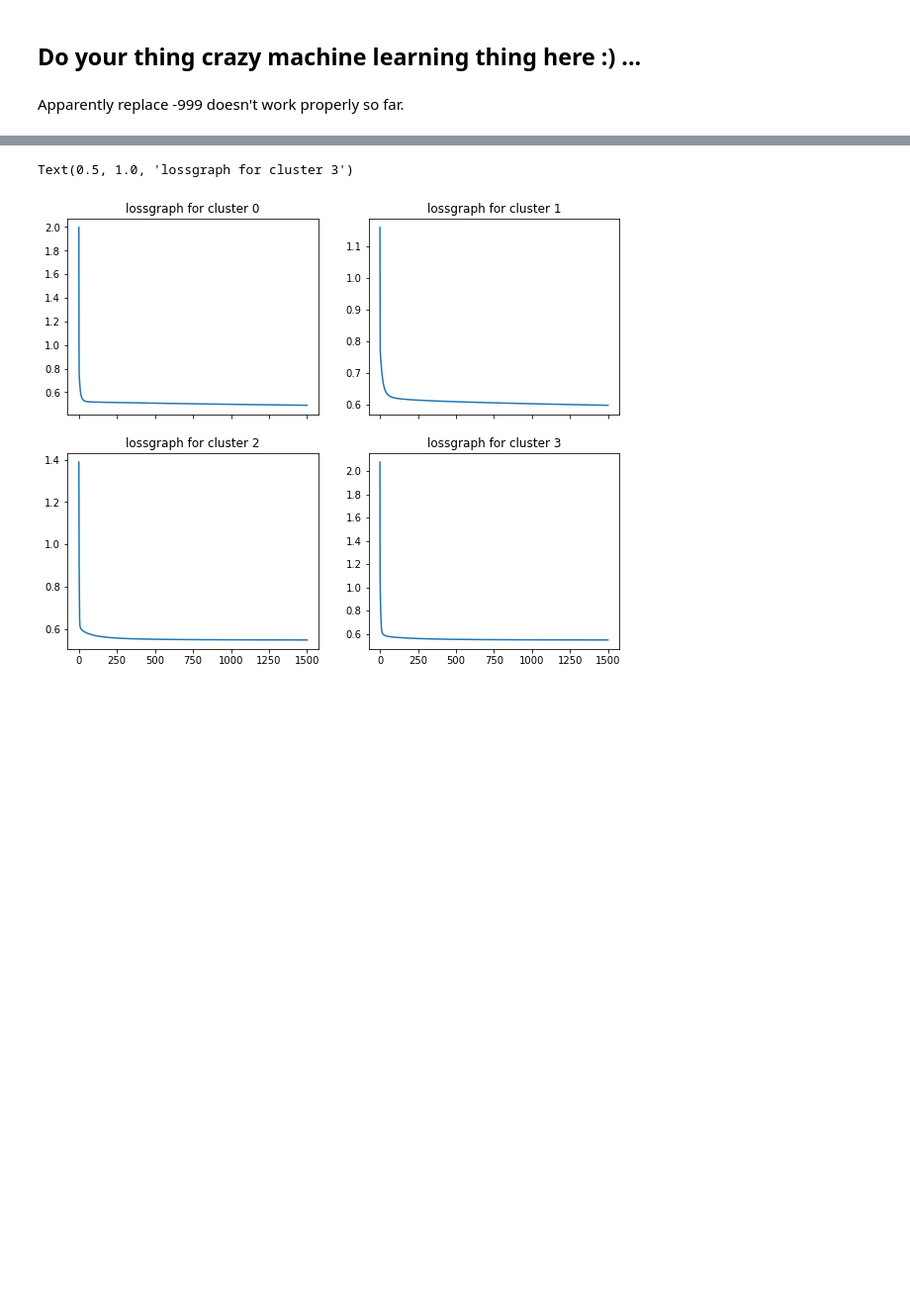
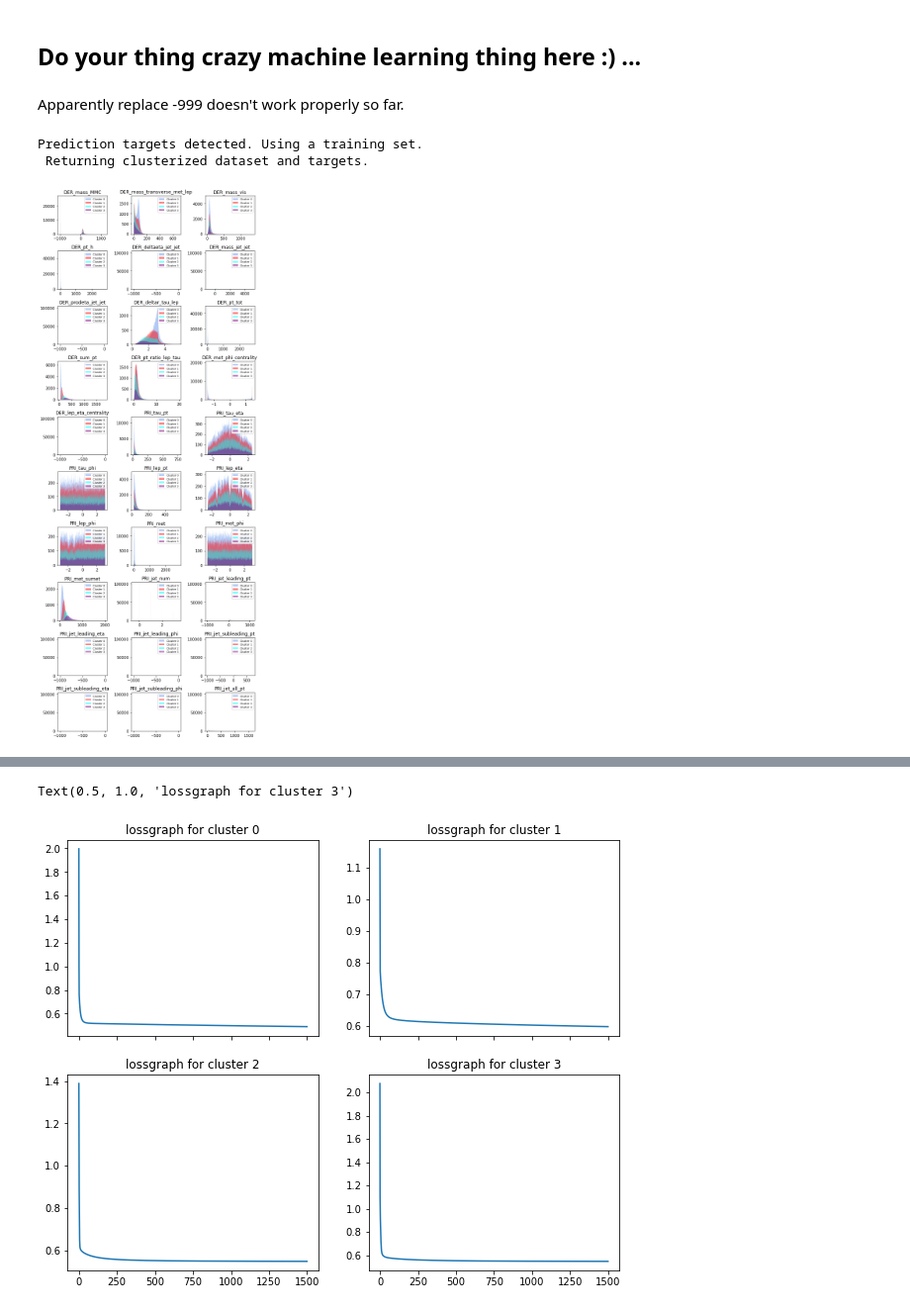
Before and after one commit to richieYT-wan/ML_project1, a Jupyter notebook: scripts/project1_clusteringtest.ipynb, the cells around one changed output, grey strips where cells are left out. Shown at 99% size. Saved outputs shown, nothing was run; the diff lists cells and outputs as text; code cells hidden in the pictures; blank space fills up the shorter version.

```diff
--- a/scripts/project1_clusteringtest.ipynb
+++ b/scripts/project1_clusteringtest.ipynb
@@ -20,3 +24,11 @@ y, tx_train, ids = load_csv_data(DATA_TRAIN_PATH)
 ## Do your thing crazy machine learning thing here :) ...
 # %% [markdown]
 Apparently replace -999 doesn't work properly so far.
+# %%
+#Clustering
+tx0, y0, tx1, y1, tx2, y2, tx3, y3 = prijetnum_clustering(tx_train,y)
+histogram_clusters(tx0,tx1,tx2,tx3)
+# %% [output]
+Prediction targets detected. Using a training set.
+ Returning clusterized dataset and targets.
+[figure, added]
```
Also changed, not shown: parts of 10 cells of this notebook, 3 other files.
